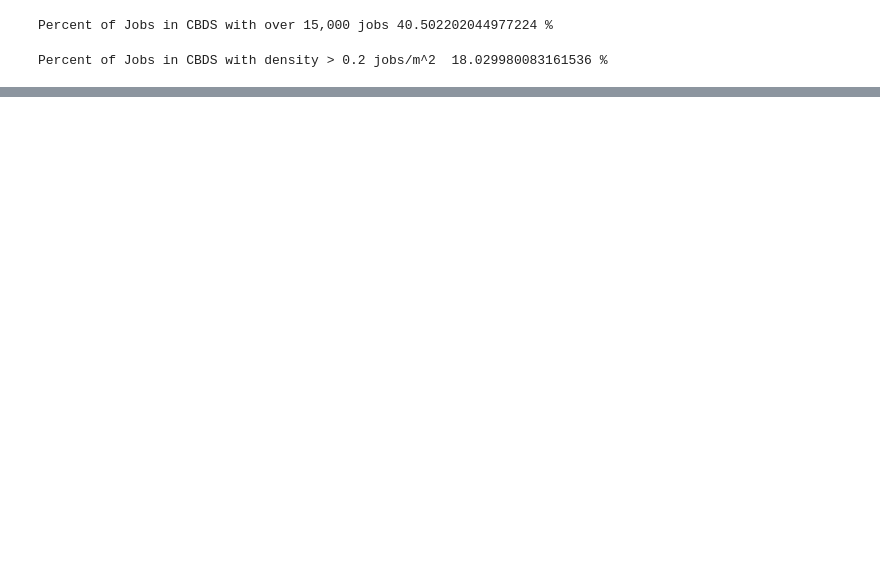
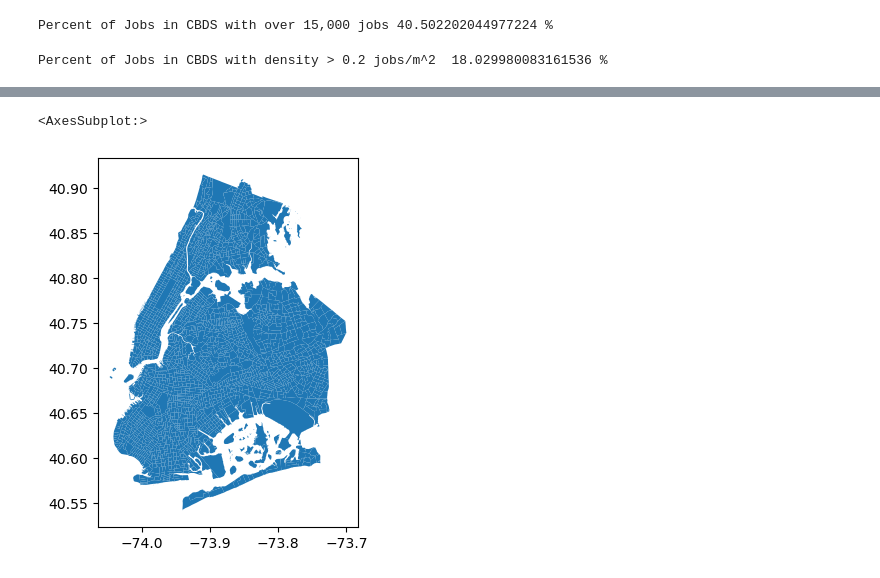
Before and after one commit to emj1020/complex_urban_systems_finalproj, a Jupyter notebook: Scripts/LEHD_CBD.ipynb, the cells around one changed output, grey strips where cells are left out. Cells and saved outputs as stored; diff of their text form; code cells hidden in the pictures; blank space fills up the shorter version.

```diff
--- a/Scripts/LEHD_CBD.ipynb
+++ b/Scripts/LEHD_CBD.ipynb
@@ -170,0 +191,15 @@ ax2.set_title('% Jobs in CBDS with density > 0.2 jobs/square-meter ',fontsize=14
+# %%
+from shapely.wkt import loads
+
+nyc_tracts = pd.read_csv('../Data/2020_Census_Tracts_-_Tabular.csv')
+# Convert the 'the_geom' column from WKT format to Shapely geometry objects
+nyc_tracts['the_geom'] = nyc_tracts['the_geom'].apply(loads)
+#remove staten island
+nyc_tracts = nyc_tracts[nyc_tracts['BoroName'] != 'Staten Island']
+
+# Convert the pandas DataFrame to a GeoDataFrame
+tracts_gdf = gpd.GeoDataFrame(nyc_tracts, geometry='the_geom', crs = '4326')
+tracts_gdf.plot()
+# %% [output]
+<AxesSubplot:>
+[figure, added]
```
Also changed, not shown: parts of 23 cells of this notebook, 3 other files.
